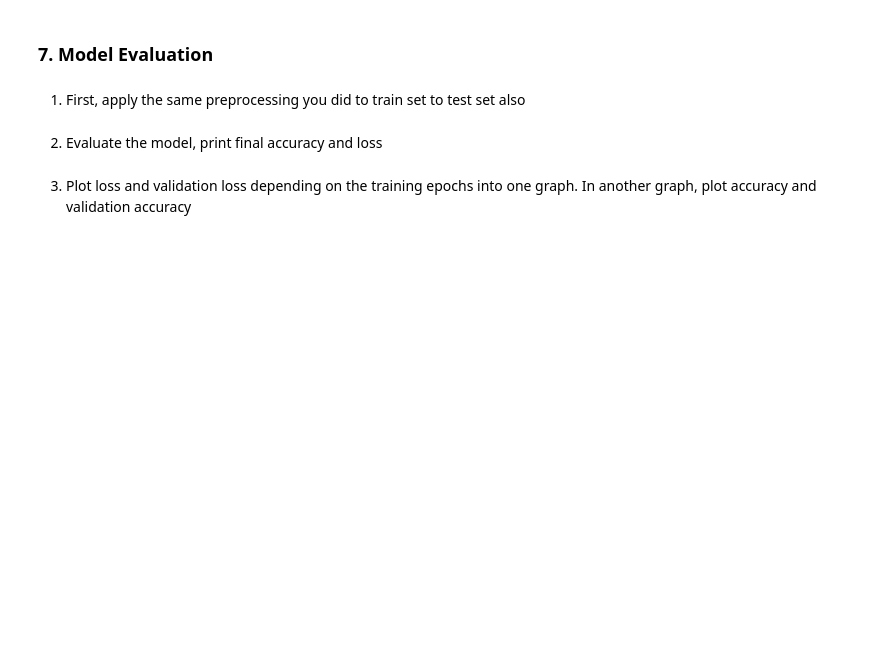
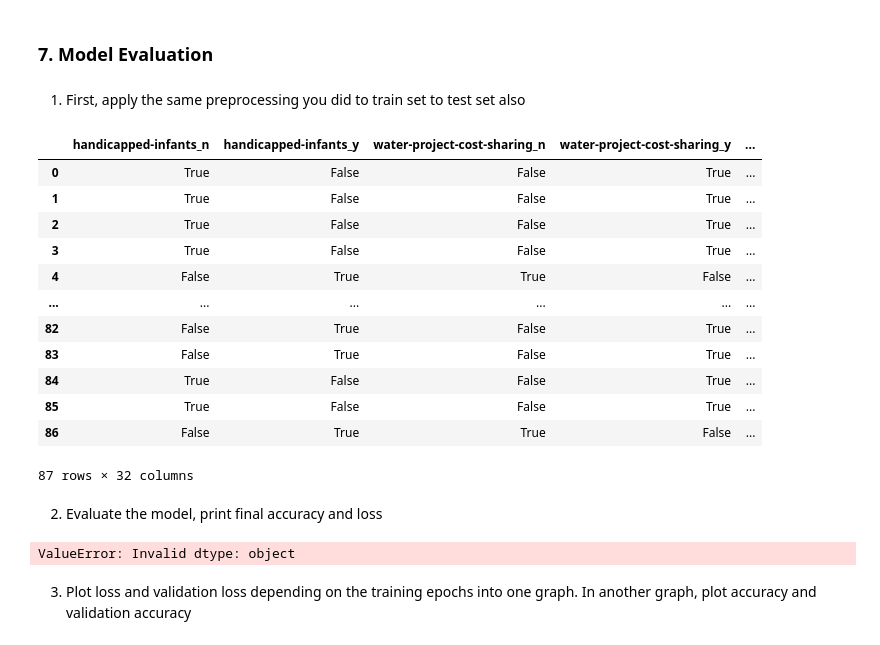
Before and after one commit to FilipTuma2001/MPA-MLF, a Jupyter notebook: Lab_05/Lab_05_task.ipynb, the cells around one changed output. Drawn from its saved outputs; the diff is of its cells as text; code cells hidden in the pictures; blank space fills up the shorter version.

```diff
--- a/Lab_05/Lab_05_task.ipynb
+++ b/Lab_05/Lab_05_task.ipynb
@@ -403,2 +401,22 @@ Epoch 40/40
+# %%
+# WRITE YOUR CODE HERE
+x_test.replace('?', np.nan, inplace=True)
+x_test.fillna(x_test.mode().iloc[0], inplace=True)
+x_test = pd.get_dummies(x_test)
+x_test
+# %% [output]
+|  | handicapped-infants_n | handicapped-infants_y | water-project-cost-sharing_n | water-project-cost-sharing_y | ... |
+| 0 | True | False | False | True | ... |
+| 1 | True | False | False | True | ... |
+| 2 | True | False | False | True | ... |
+| 3 | True | False | False | True | ... |
+| 4 | False | True | True | False | ... |
+| ... | ... | ... | ... | ... | ... |
+| 82 | False | True | False | True | ... |
+| 83 | False | True | False | True | ... |
+| 84 | True | False | False | True | ... |
+| 85 | True | False | False | True | ... |
+| 86 | False | True | True | False | ... |
+87 rows × 32 columns
 # %% [markdown]
 2. Evaluate the model, print final accuracy and loss
@@ -407,2 +423,8 @@ Epoch 40/40
+# %%
+# WRITE YOUR CODE HERE
+loss, accuracy = model.evaluate(x_test, y_test, verbose=0)
+print('Accuracy: {:.2f}'.format(accuracy*100))
+# %% [output]
+ValueError: Invalid dtype: object
 # %% [markdown]
 3. Plot loss and validation loss depending on the training epochs into one graph. In another graph, plot accuracy and validation accuracy
```
Also changed, not shown: parts of 4 cells of this notebook.
